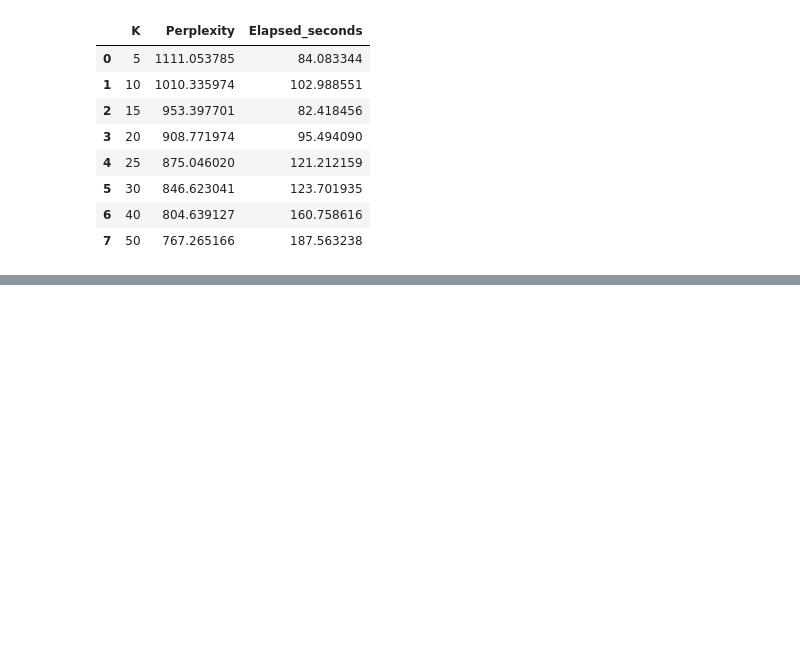
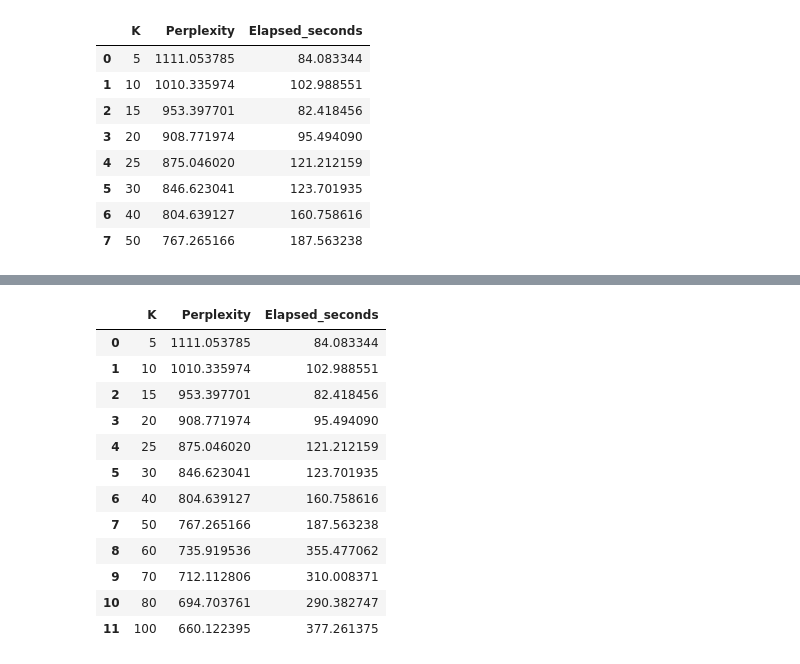
Before and after one commit to mdzalfirdausi/review_paper_2, a Jupyter notebook: notebooks/2.topic_modeling.ipynb, the cells around one changed output, grey strips where cells are left out. Saved outputs shown, nothing was run; the diff lists cells and outputs as text; code cells hidden in the pictures; blank space fills up the shorter version.

```diff
--- a/notebooks/2.topic_modeling.ipynb
+++ b/notebooks/2.topic_modeling.ipynb
@@ -1884,0 +1905,31 @@ K values: [60, 70, 80, 100]
+# %%
+overton_k_screen = (
+    pd.concat(
+        [
+            overton_coarse_results,
+            overton_extended_results,
+        ],
+        ignore_index=True,
+    )
+    .drop_duplicates(
+        subset="K"
+    )
+    .sort_values("K")
+    .reset_index(drop=True)
+)
+
+overton_k_screen
+# %% [output]
+|  | K | Perplexity | Elapsed_seconds |
+| 0 | 5 | 1111.053785 | 84.083344 |
+| 1 | 10 | 1010.335974 | 102.988551 |
+| 2 | 15 | 953.397701 | 82.418456 |
+| 3 | 20 | 908.771974 | 95.494090 |
+| 4 | 25 | 875.046020 | 121.212159 |
+| 5 | 30 | 846.623041 | 123.701935 |
+| 6 | 40 | 804.639127 | 160.758616 |
+| 7 | 50 | 767.265166 | 187.563238 |
+| 8 | 60 | 735.919536 | 355.477062 |
+| 9 | 70 | 712.112806 | 310.008371 |
+| 10 | 80 | 694.703761 | 290.382747 |
+| 11 | 100 | 660.122395 | 377.261375 |
```
Also changed, not shown: parts of 4 cells of this notebook, 1 other file.
